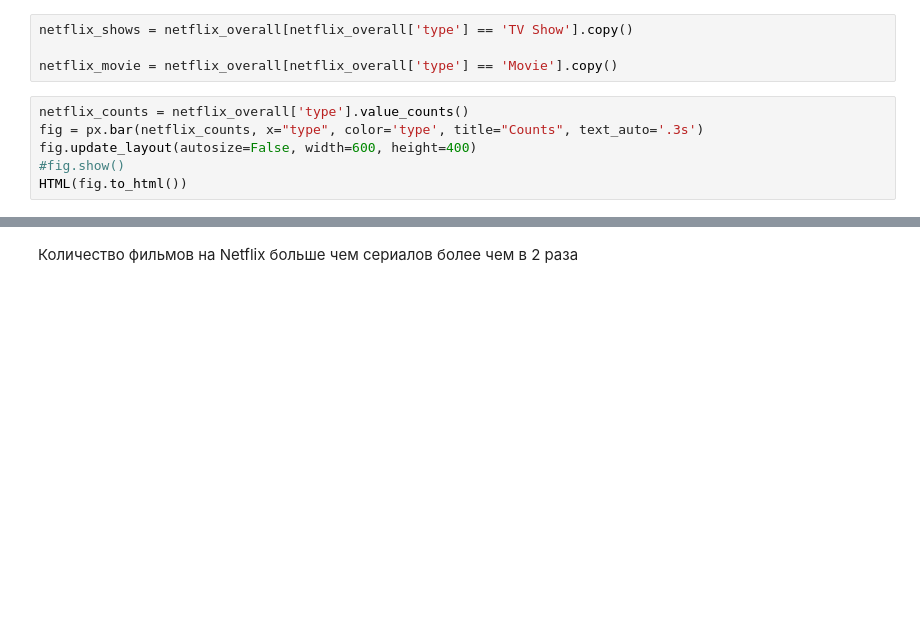
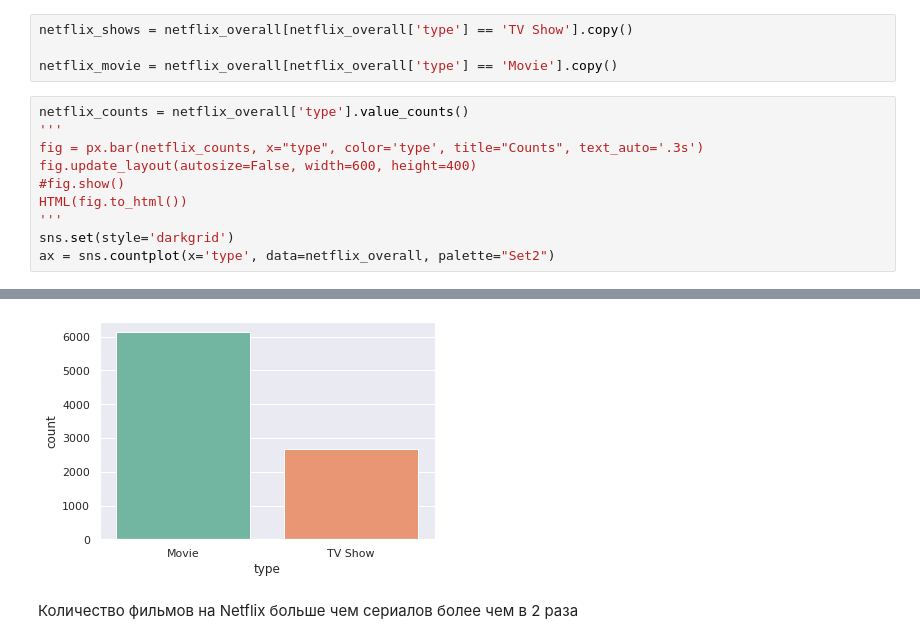
Before and after one commit to ArtemKarDev/Kaggle, a Jupyter notebook: EDA_Netflix_Kaggle.ipynb, the cells around one changed output, grey strips where cells are left out. Saved outputs shown, nothing was run; the diff lists cells and outputs as text; blank space fills up the shorter version.

```diff
--- a/EDA_Netflix_Kaggle.ipynb
+++ b/EDA_Netflix_Kaggle.ipynb
@@ -105,8 +105,12 @@ netflix_shows = netflix_overall[netflix_overall['type'] == 'TV Show'].copy()
 netflix_movie = netflix_overall[netflix_overall['type'] == 'Movie'].copy()
 # %%
 netflix_counts = netflix_overall['type'].value_counts()
+'''
 fig = px.bar(netflix_counts, x="type", color='type', title="Counts", text_auto='.3s')
 fig.update_layout(autosize=False, width=600, height=400)
 #fig.show()
 HTML(fig.to_html())
+'''
+sns.set(style='darkgrid')
+ax = sns.countplot(x='type', data=netflix_overall, palette="Set2")
 # %% [output]
@@ -114,3 +117,4 @@ HTML(fig.to_html())
+[figure, added]
 # %% [markdown]
 Количество фильмов на Netflix больше чем сериалов более чем в 2 раза
 # %% [markdown]
```
Also changed, not shown: parts of 1 cell of this notebook.
